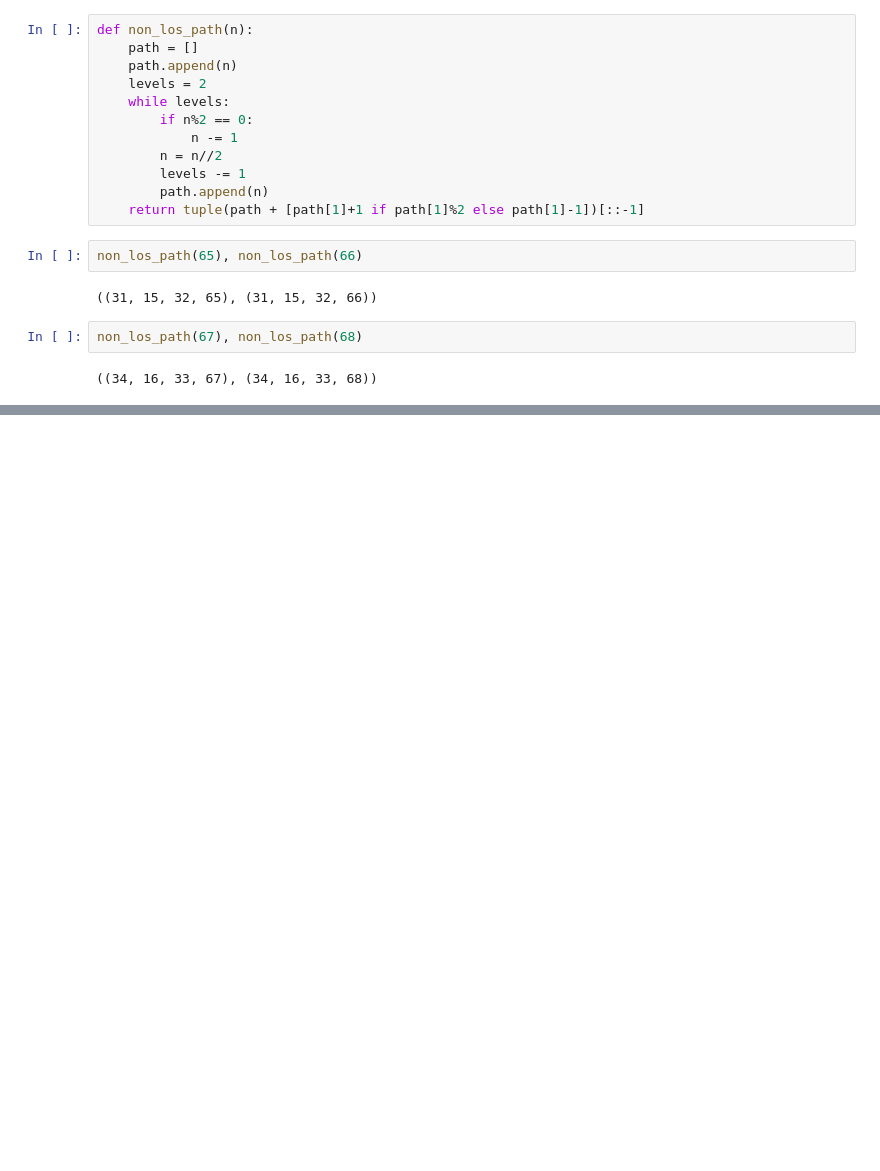
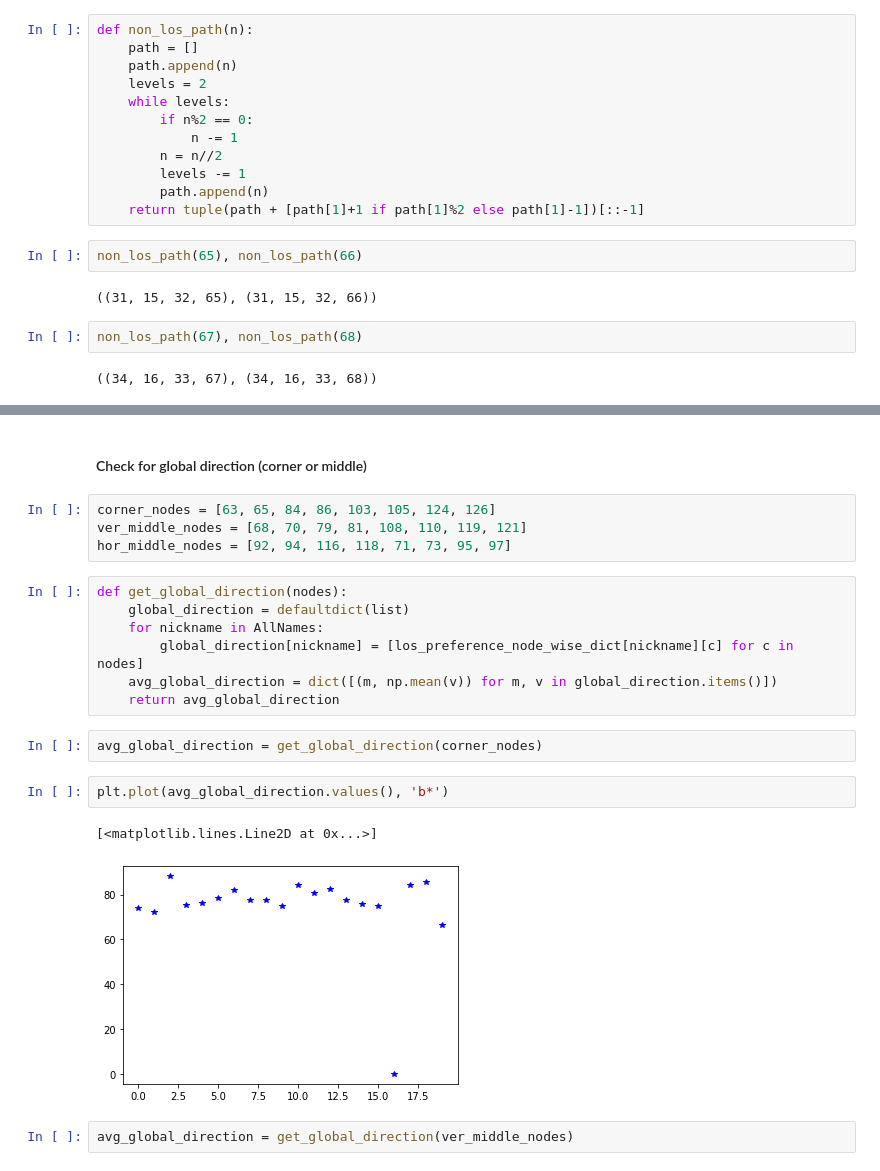
Before and after one commit to umeshksingla/MouseMazeHierRL, a Jupyter notebook: LoS_analysis.ipynb, the cells around one changed output, grey strips where cells are left out. Cells and saved outputs as stored; diff of their text form; blank space fills up the shorter version.

```diff
--- a/LoS_analysis.ipynb
+++ b/LoS_analysis.ipynb
@@ -342,0 +281,22 @@ plt.show()
+# %% [markdown]
+#### Check for global direction (corner or middle)
+# %%
+corner_nodes = [63, 65, 84, 86, 103, 105, 124, 126]
+ver_middle_nodes = [68, 70, 79, 81, 108, 110, 119, 121]
+hor_middle_nodes = [92, 94, 116, 118, 71, 73, 95, 97]
+# %%
+def get_global_direction(nodes):
+    global_direction = defaultdict(list)
+    for nickname in AllNames:
+        global_direction[nickname] = [los_preference_node_wise_dict[nickname][c] for c in nodes]
+    avg_global_direction = dict([(m, np.mean(v)) for m, v in global_direction.items()])
+    return avg_global_direction
+# %%
+avg_global_direction = get_global_direction(corner_nodes)
+# %%
+plt.plot(avg_global_direction.values(), 'b*')
+# %% [output]
+[<matplotlib.lines.Line2D at 0x...>]
+[figure, added]
+# %%
+avg_global_direction = get_global_direction(ver_middle_nodes)
```
Also changed, not shown: parts of 20 cells of this notebook.
